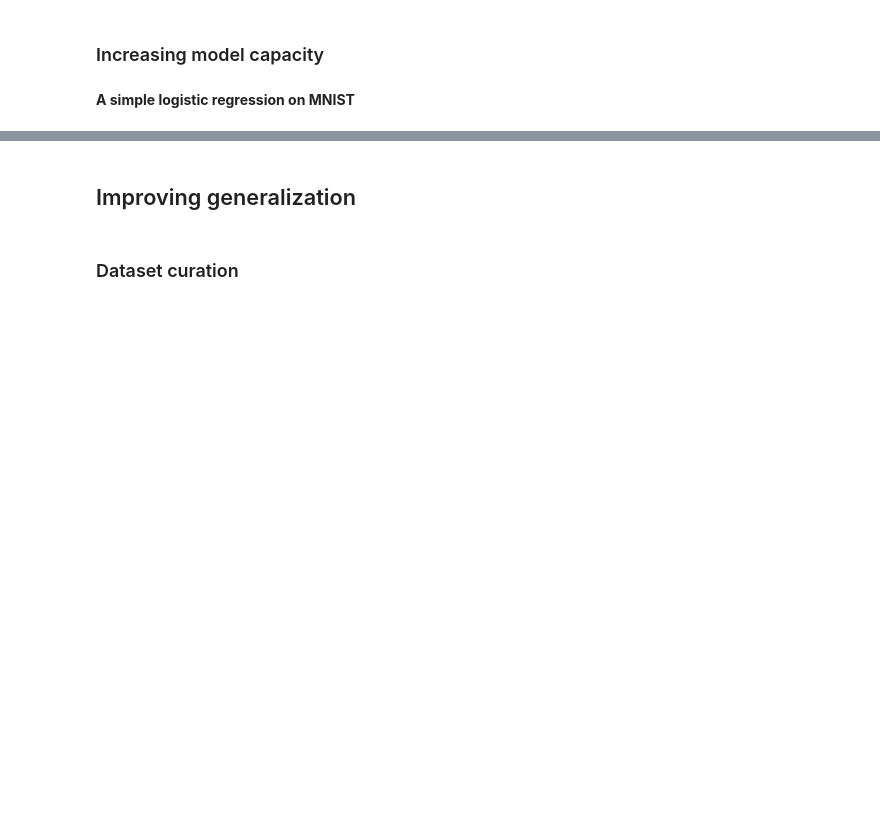
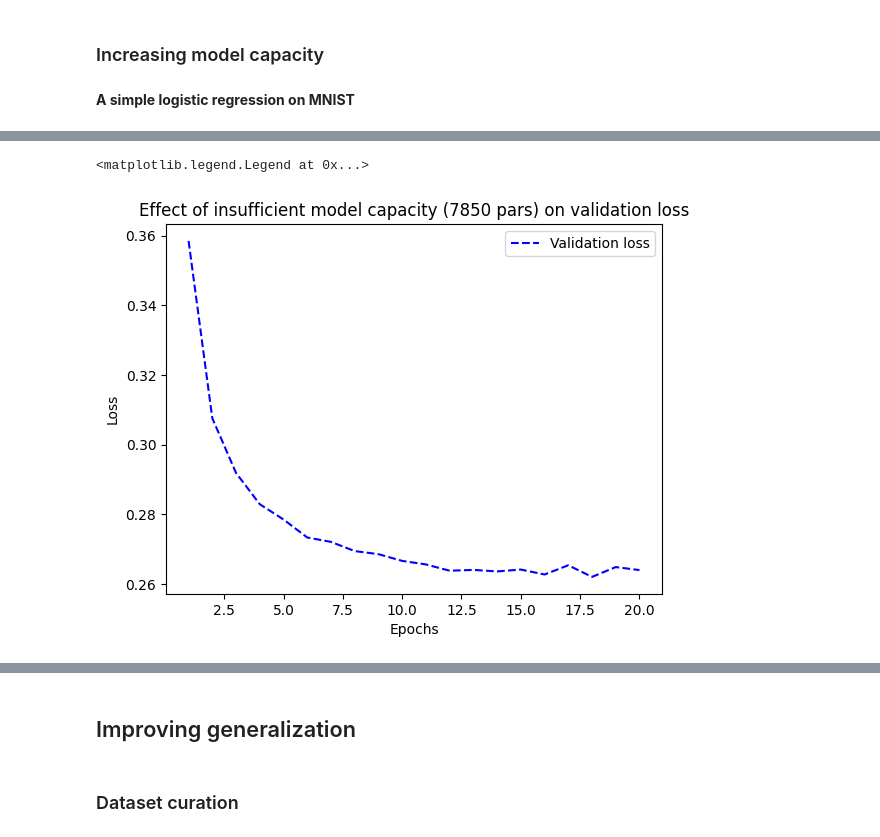
Before and after one commit to ftk1000/deep-learning-with-python-notebooks, a Jupyter notebook: chapter05_fund-ml_VER2.ipynb, the cells around one changed output, grey strips where cells are left out. Cells and saved outputs as stored; diff of their text form; code cells hidden in the pictures; blank space fills up the shorter version.

```diff
--- a/chapter05_fund-ml_VER2.ipynb
+++ b/chapter05_fund-ml_VER2.ipynb
@@ -270,11 +417,14 @@ history_small_model = model.fit(
 # %%
 import matplotlib.pyplot as plt
 val_loss = history_small_model.history["val_loss"]
 epochs = range(1, 21)
 plt.plot(epochs, val_loss, "b--",
          label="Validation loss")
-plt.title("Effect of insufficient model capacity on validation loss")
+plt.title("Effect of insufficient model capacity (7850 pars) on validation loss")
 plt.xlabel("Epochs")
 plt.ylabel("Loss")
 plt.legend()
+# %% [output]
+<matplotlib.legend.Legend at 0x...>
+[figure, added]
 # %%
```
Also changed, not shown: parts of 18 cells of this notebook.
